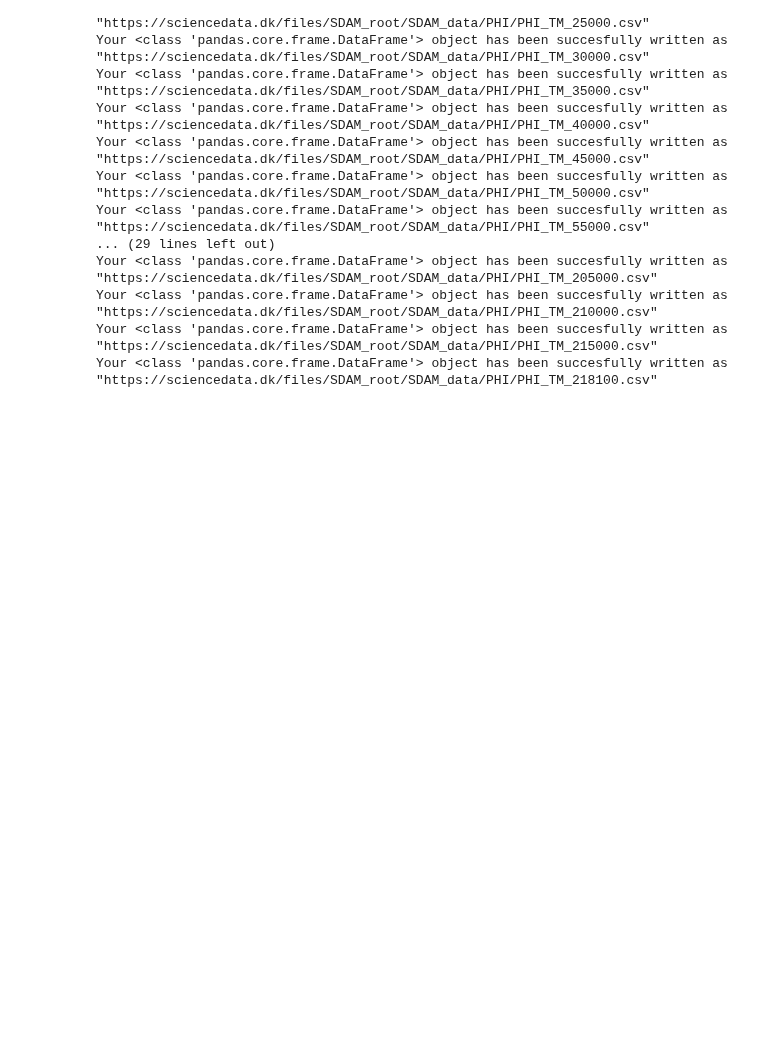
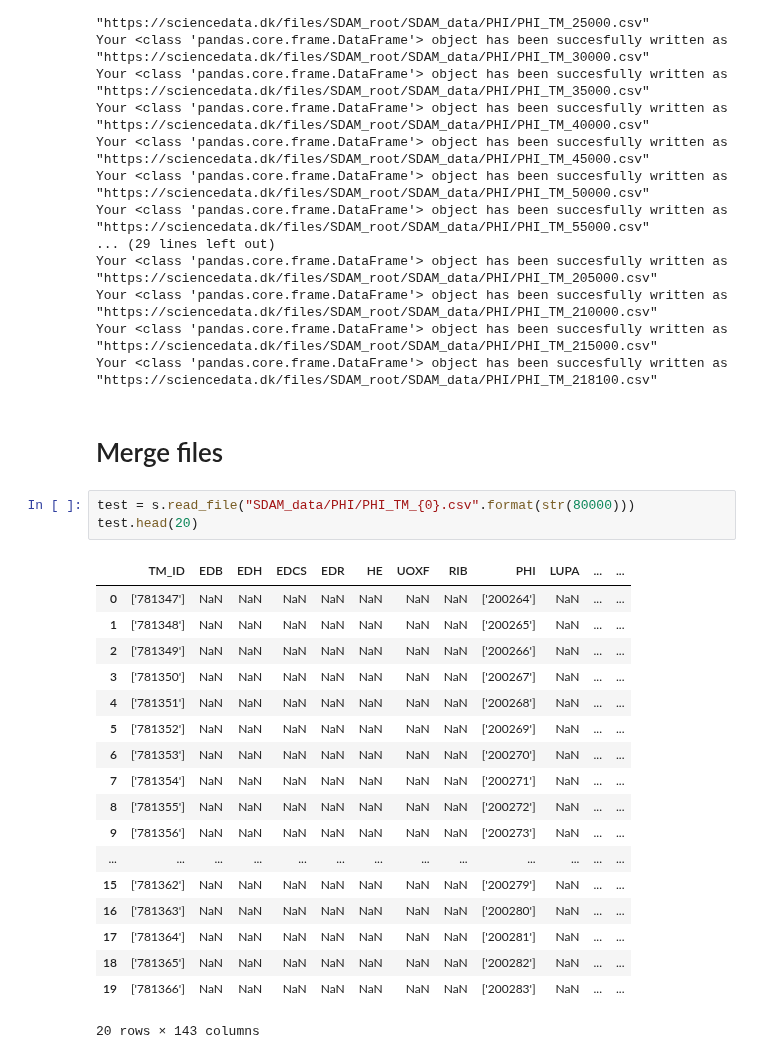
Before and after one commit to sdam-au/GI_ETL, a Jupyter notebook: scripts/phi_trismegistos_colab.ipynb, the cells around one changed output. Saved outputs shown, nothing was run; the diff lists cells and outputs as text; blank space fills up the shorter version.

```diff
--- a/scripts/phi_trismegistos_colab.ipynb
+++ b/scripts/phi_trismegistos_colab.ipynb
@@ -183,3 +183,27 @@ Your <class 'pandas.core.frame.DataFrame'> object has been succesfully written a
 Your <class 'pandas.core.frame.DataFrame'> object has been succesfully written as "https://sciencedata.dk/files/SDAM_root/SDAM_data/PHI/PHI_TM_210000.csv"
 Your <class 'pandas.core.frame.DataFrame'> object has been succesfully written as "https://sciencedata.dk/files/SDAM_root/SDAM_data/PHI/PHI_TM_215000.csv"
 Your <class 'pandas.core.frame.DataFrame'> object has been succesfully written as "https://sciencedata.dk/files/SDAM_root/SDAM_data/PHI/PHI_TM_218100.csv"
+# %% [markdown]
+# Merge files
+# %%
+test = s.read_file("SDAM_data/PHI/PHI_TM_{0}.csv".format(str(80000)))
+test.head(20)
+# %% [output]
+|  | TM_ID | EDB | EDH | EDCS | EDR | HE | UOXF | RIB | PHI | LUPA | ... | ... |
+| 0 | ['781347'] | NaN | NaN | NaN | NaN | NaN | NaN | NaN | ['200264'] | NaN | ... | ... |
+| 1 | ['781348'] | NaN | NaN | NaN | NaN | NaN | NaN | NaN | ['200265'] | NaN | ... | ... |
+| 2 | ['781349'] | NaN | NaN | NaN | NaN | NaN | NaN | NaN | ['200266'] | NaN | ... | ... |
+| 3 | ['781350'] | NaN | NaN | NaN | NaN | NaN | NaN | NaN | ['200267'] | NaN | ... | ... |
+| 4 | ['781351'] | NaN | NaN | NaN | NaN | NaN | NaN | NaN | ['200268'] | NaN | ... | ... |
+| 5 | ['781352'] | NaN | NaN | NaN | NaN | NaN | NaN | NaN | ['200269'] | NaN | ... | ... |
+| 6 | ['781353'] | NaN | NaN | NaN | NaN | NaN | NaN | NaN | ['200270'] | NaN | ... | ... |
+| 7 | ['781354'] | NaN | NaN | NaN | NaN | NaN | NaN | NaN | ['200271'] | NaN | ... | ... |
+| 8 | ['781355'] | NaN | NaN | NaN | NaN | NaN | NaN | NaN | ['200272'] | NaN | ... | ... |
+| 9 | ['781356'] | NaN | NaN | NaN | NaN | NaN | NaN | NaN | ['200273'] | NaN | ... | ... |
+| ... | ... | ... | ... | ... | ... | ... | ... | ... | ... | ... | ... | ... |
+| 15 | ['781362'] | NaN | NaN | NaN | NaN | NaN | NaN | NaN | ['200279'] | NaN | ... | ... |
+| 16 | ['781363'] | NaN | NaN | NaN | NaN | NaN | NaN | NaN | ['200280'] | NaN | ... | ... |
+| 17 | ['781364'] | NaN | NaN | NaN | NaN | NaN | NaN | NaN | ['200281'] | NaN | ... | ... |
+| 18 | ['781365'] | NaN | NaN | NaN | NaN | NaN | NaN | NaN | ['200282'] | NaN | ... | ... |
+| 19 | ['781366'] | NaN | NaN | NaN | NaN | NaN | NaN | NaN | ['200283'] | NaN | ... | ... |
+20 rows × 143 columns
```
Also changed, not shown: parts of 19 cells of this notebook.
